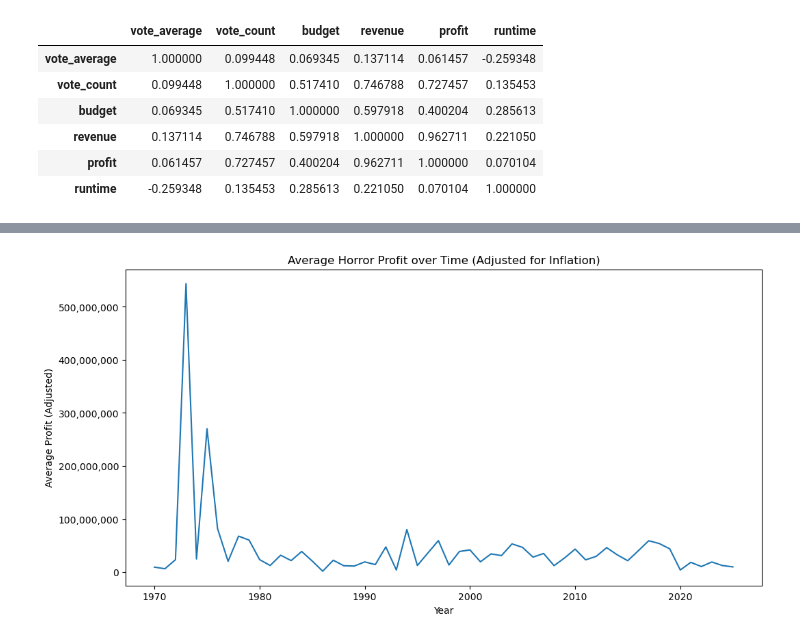
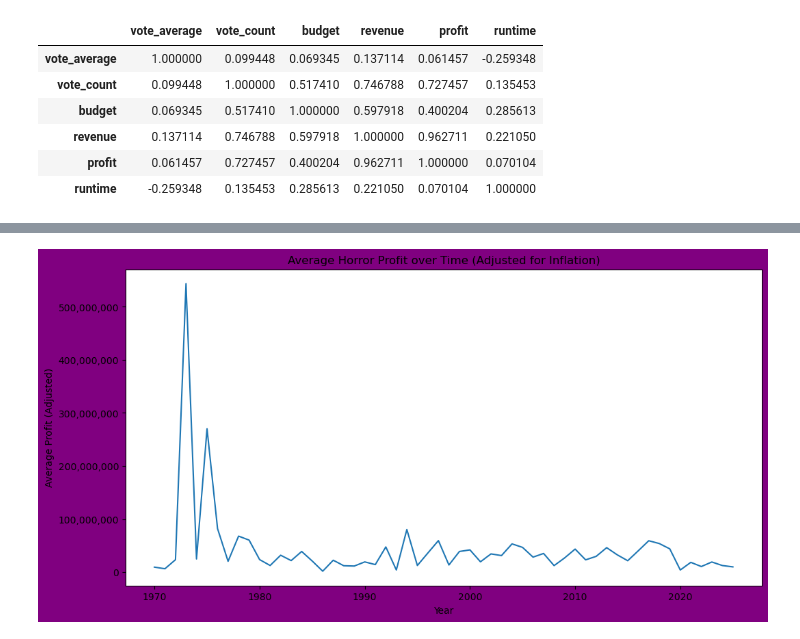
Before and after one commit to JoshGarzaniti/TMDB-Film-Analysis, a Jupyter notebook: Horror Movie Analysis.ipynb, the cells around one changed output, grey strips where cells are left out. Drawn from its saved outputs; the diff is of its cells as text; code cells hidden in the pictures.

```diff
--- a/Horror Movie Analysis.ipynb
+++ b/Horror Movie Analysis.ipynb
@@ -384,13 +448,13 @@ plt.show()
 # %%
 #Horror movie profits over time (adjusted for inflation)
 
 horror_profits_by_year_adjusted = adjusted_horror_movies_cleaned_budget.groupby('year')['Adjusted Profit'].mean()
-plt.figure(figsize=(12,6))
+plt.figure(figsize=(12,6), facecolor = 'purple')
 plt.plot(horror_profits_by_year_adjusted.index, horror_profits_by_year_adjusted.values)
 plt.title('Average Horror Profit over Time (Adjusted for Inflation)')
 plt.xlabel('Year')
 plt.ylabel('Average Profit (Adjusted)')
 plt.gca().yaxis.set_major_formatter(mtick.StrMethodFormatter('{x:,.0f}'))
 plt.show()
 # %% [output]
-[figure, old version]
+[figure, new version]
```
Also changed, not shown: parts of 11 cells of this notebook.
